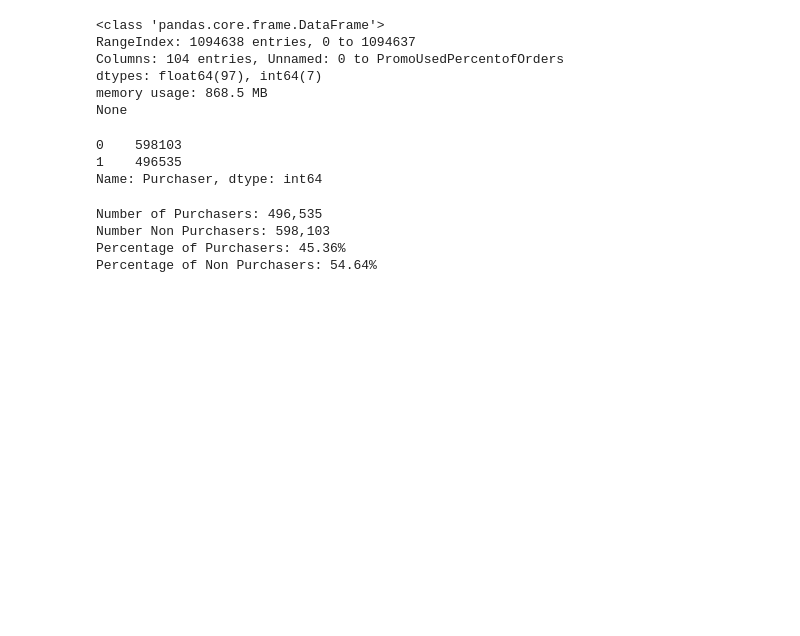
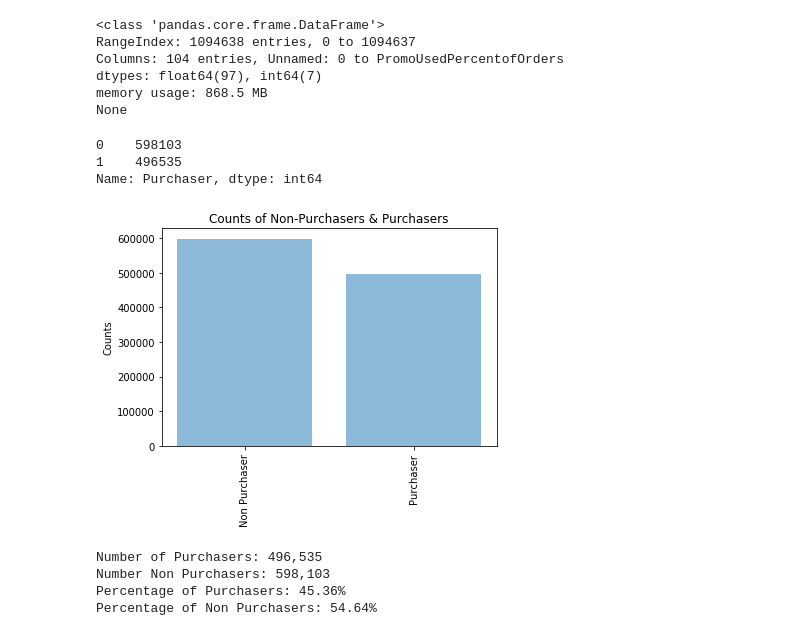
Before and after one commit to juliannarenaud/springboarddatasciencecourse, a Jupyter notebook: Project 2 Milestone Report.ipynb, the cells around one changed output. Cells and saved outputs as stored; diff of their text form; code cells hidden in the pictures; blank space fills up the shorter version.

```diff
--- a/Project 2 Milestone Report.ipynb
+++ b/Project 2 Milestone Report.ipynb
@@ -1391,6 +1427,19 @@ df['Purchaser'].value_counts()
 0    598103
 1    496535
 Name: Purchaser, dtype: int64
+# %%
+#Graph the purchaser/non purchasers
+objects = ('Non Purchaser', 'Purchaser')
+y_pos = np.arange(len(objects))
+x = df['Purchaser'].value_counts()
+
+_ = plt.bar(y_pos, x, align='center', alpha=0.5)
+_ = plt.xticks(y_pos, objects, rotation=90)
+_ = plt.ylabel('Counts')
+_ = plt.title('Counts of Non-Purchasers & Purchasers')
+plt.show()
+# %% [output]
+[figure, added]
 # %%
 #Determine the percentage of the file that are purchasers versus non purchasers
 purchaser_df = df['Purchaser'].value_counts()
```
Also changed, not shown: parts of 52 cells of this notebook.
